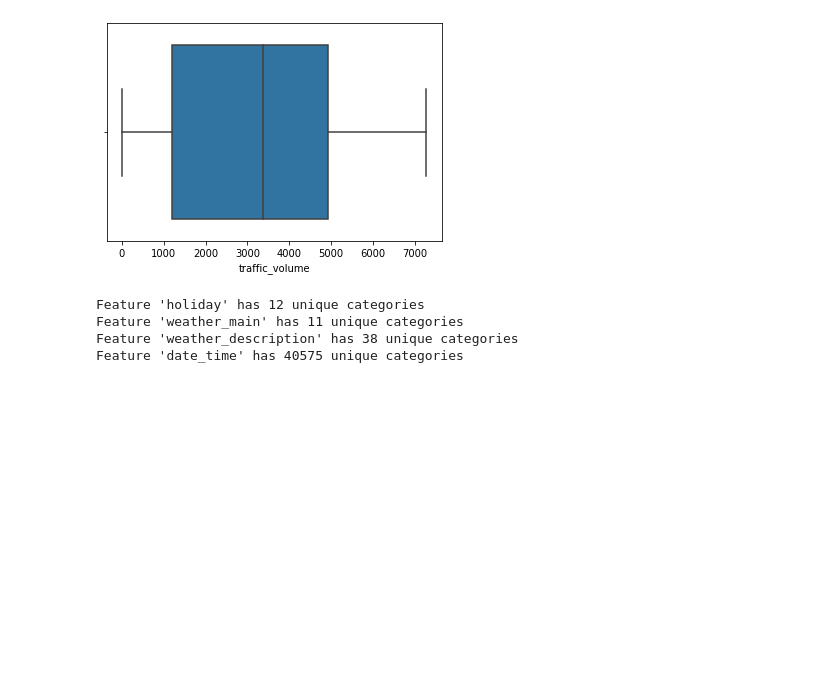
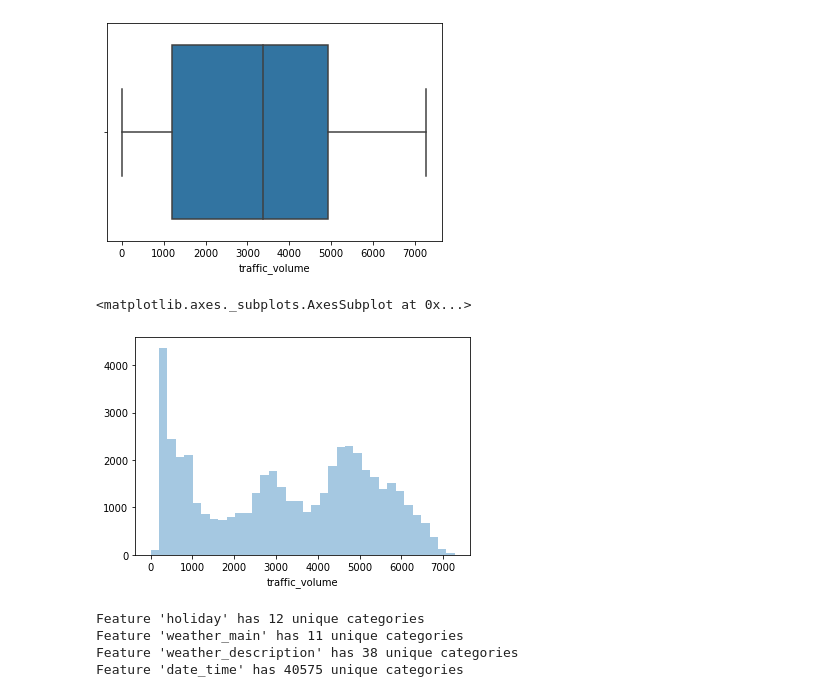
Before and after one commit to omgwenxx/machine_learning, a Jupyter notebook: assignment1/metro_cleanup.ipynb, the cells around one changed output. Saved outputs shown, nothing was run; the diff lists cells and outputs as text; code cells hidden in the pictures; blank space fills up the shorter version.

```diff
--- a/assignment1/metro_cleanup.ipynb
+++ b/assignment1/metro_cleanup.ipynb
@@ -44,6 +44,12 @@ sns.boxplot('traffic_volume', data = df)
 plt.show()
 # %% [output]
 [figure]
+# %%
+sns.distplot(df.traffic_volume, kde=False)
+#sns.distplot(df.traffic_volume, norm_hist=False)
+# %% [output]
+<matplotlib.axes._subplots.AxesSubplot at 0x...>
+[figure, added]
 # %%
 # show categorical features
 for col_name in df.columns:
```
Also changed, not shown: parts of 9 cells of this notebook, 4 other files.
